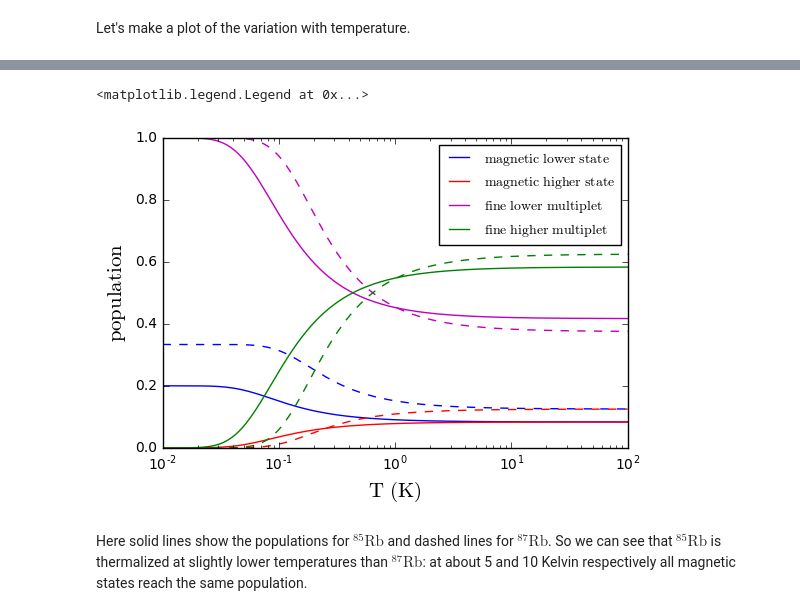
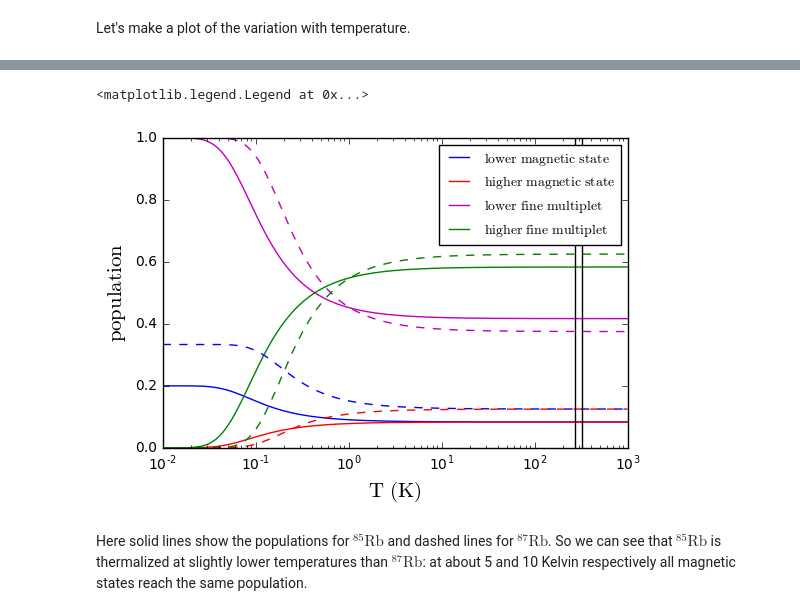
Before and after one commit to oscarlazoarjona/fast, a Jupyter notebook: fast-1.0/fast/notebooks/7 - Thermal States.ipynb, the cells around one changed output, grey strips where cells are left out. Drawn from its saved outputs; the diff is of its cells as text; code cells hidden in the pictures.

```diff
--- a/fast-1.0/fast/notebooks/7 - Thermal States.ipynb
+++ b/fast-1.0/fast/notebooks/7 - Thermal States.ipynb
@@ -131,36 +138,57 @@ E85=get_energies(85)
 E87=get_energies(87)
 # %%
 dat=array([pops(Ti,E85,85) for Ti in T])
-p185=dat[:,0]
-p285=dat[:,1]
-P185=dat[:,2]
-P285=dat[:,3]
+p185=list(dat[:,0])
+p285=list(dat[:,1])
+P185=list(dat[:,2])
+P285=list(dat[:,3])
 # %%
 dat=array([pops(Ti,E87,87) for Ti in T])
-p187=dat[:,0]
-p287=dat[:,1]
-P187=dat[:,2]
-P287=dat[:,3]
+p187=list(dat[:,0])
+p287=list(dat[:,1])
+P187=list(dat[:,2])
+P287=list(dat[:,3])
+# %%
+show_mot_temperature=False
+if show_mot_temperature:
+    T_Doppler=145.537e-6
+    T_lim=100e-6
+    T=[T_lim]+list(T)
+    T=array(T)
+
+    p185=[1/5.0]+p185
+    p285=[0.0  ]+p285
+    P185=[1.0  ]+P185
+    P285=[0.0  ]+P285
+
+    p187=[1/3.0]+p187
+    p287=[0.0  ]+p287
+    P187=[1.0  ]+P187
+    P287=[0.0  ]+P287
 # %%
 from matplotlib import pyplot
 %matplotlib inline
 # %%
 pyplot.close("all")
-pyplot.semilogx(T,p185,"b",label=r"$\mathrm{magnetic \ lower \ state}$")
-pyplot.semilogx(T,p285,"r",label=r"$\mathrm{magnetic \ higher \ state}$")
-pyplot.semilogx(T,P185,"m",label=r"$\mathrm{fine \ lower \ multiplet}$")
-pyplot.semilogx(T,P285,"g",label=r"$\mathrm{fine \ higher \ multiplet}$")
+pyplot.semilogx(T,p185,"b",label=r"$\mathrm{lower \ magnetic \ state}$")
+pyplot.semilogx(T,p285,"r",label=r"$\mathrm{higher \ magnetic \ state}$")
+pyplot.semilogx(T,P185,"m",label=r"$\mathrm{lower \ fine \ multiplet}$")
+pyplot.semilogx(T,P285,"g",label=r"$\mathrm{higher \ fine \ multiplet}$")
 
 pyplot.semilogx(T,p187,"b--")
 pyplot.semilogx(T,p287,"r--")
 pyplot.semilogx(T,P187,"m--")
 pyplot.semilogx(T,P287,"g--")
 
+pyplot.semilogx([273.15,273.15],[0,1],"k")
+pyplot.semilogx([273.15+50,273.15+50],[0,1],"k")
+if show_mot_temperature: pyplot.semilogx([T_Doppler,T_Doppler],[0,1],"k")
+
 pyplot.ylabel(r"$\mathrm{population}$",fontsize=15)
 pyplot.xlabel(r"$\mathrm{T} \ \mathrm{(K)}$",fontsize=15)
 pyplot.legend(fontsize=10)
 # %% [output]
 <matplotlib.legend.Legend at 0x...>
-[figure, old version]
+[figure, new version]
 # %% [markdown]
 Here solid lines show the populations for $^{85}\mathrm{Rb}$ and dashed lines for $^{87}\mathrm{Rb}$. So we can see that $^{85}\mathrm{Rb}$ is thermalized at slightly lower temperatures than $^{87}\mathrm{Rb}$: at about 5 and 10 Kelvin respectively all magnetic states reach the same population.
```
Also changed, not shown: parts of 11 cells of this notebook, 2 other files.
